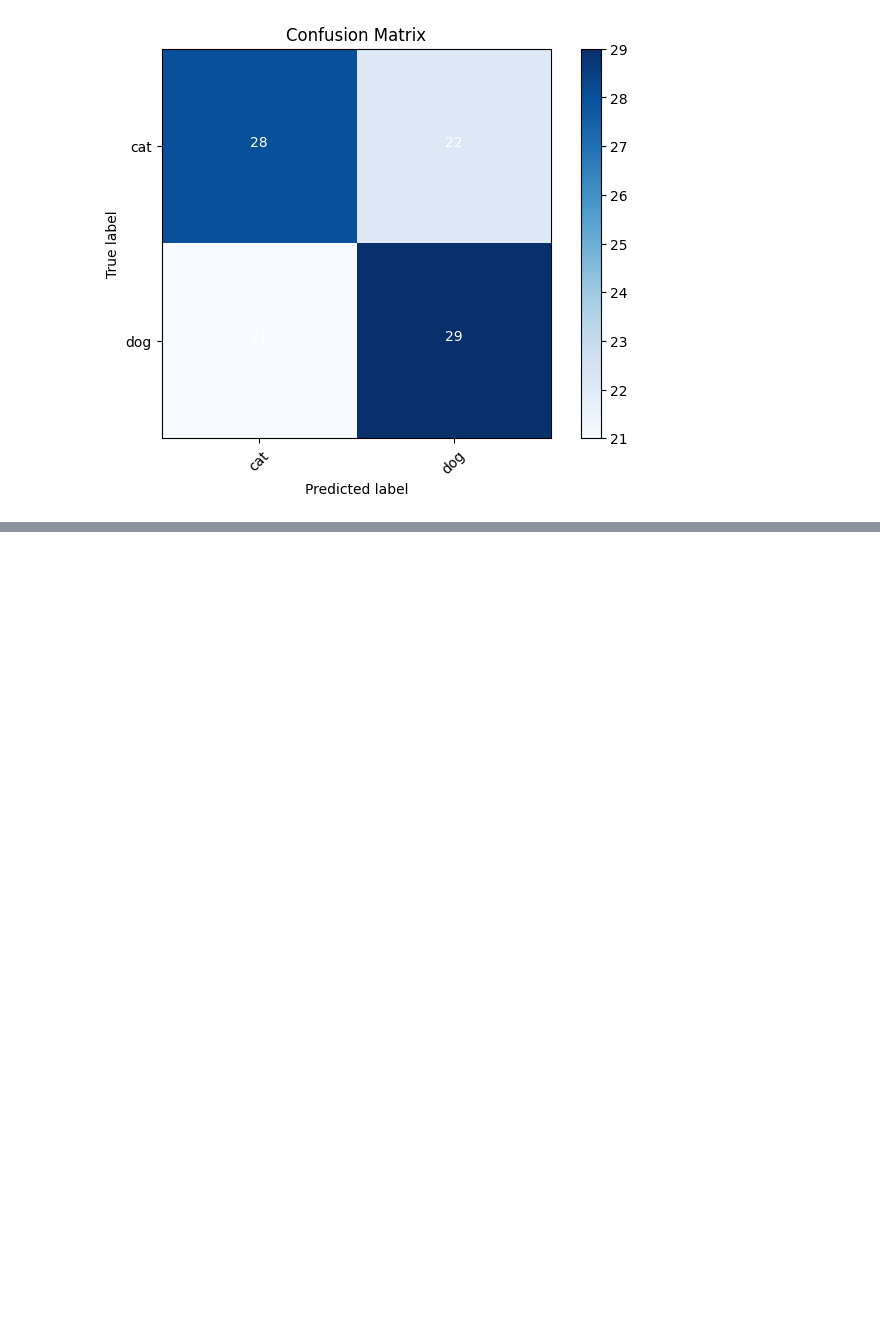
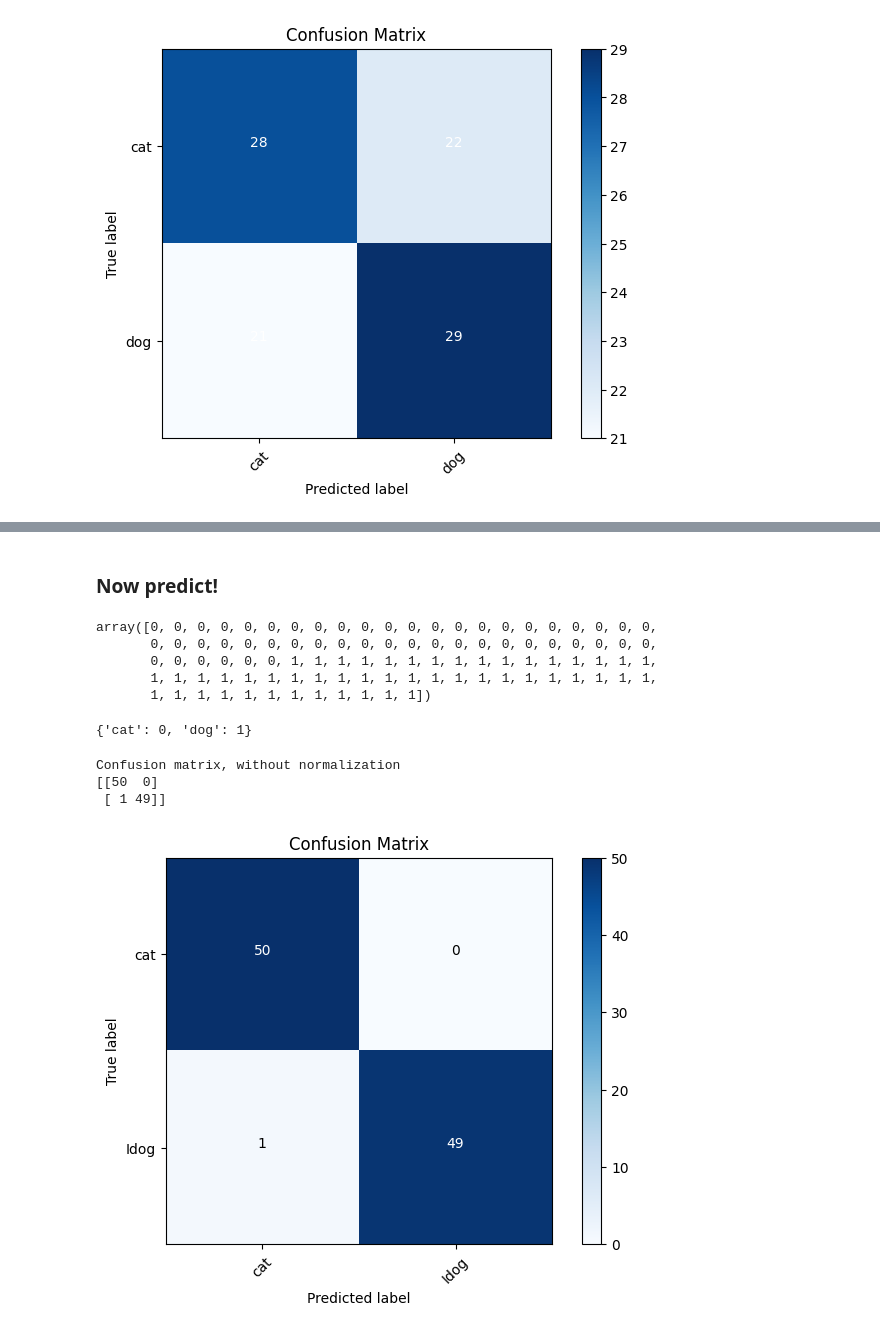
Before and after one commit to asmith81/UCSD_CodeAlong_Cats_Dogs, a Jupyter notebook: Notebooks/UCSD_Code_Along_Cats_Dogs.ipynb, the cells around one changed output, grey strips where cells are left out. Saved outputs shown, nothing was run; the diff lists cells and outputs as text; code cells hidden in the pictures; blank space fills up the shorter version.

```diff
--- a/UCSD_Code_Along_Cats_Dogs.ipynb
+++ b/Notebooks/UCSD_Code_Along_Cats_Dogs.ipynb
@@ -295,0 +398,4 @@ Confusion matrix, without normalization
+# %%
+model.compile(optimizer= Adam(learning_rate= 0.0001), loss= "categorical_crossentropy", metrics= ["accuracy"])
+# %%
+model.fit(x= train_batches, validation_data= valid_batches, epochs= 5, verbose= 2)
@@ -295,0 +414,26 @@ Confusion matrix, without normalization
+# %% [markdown]
+### Now predict!
+# %%
+prediction = model.predict(x= test_batches, verbose= 0)
+# %%
+test_batches.classes
+# %% [output]
+array([0, 0, 0, 0, 0, 0, 0, 0, 0, 0, 0, 0, 0, 0, 0, 0, 0, 0, 0, 0, 0, 0,
+       0, 0, 0, 0, 0, 0, 0, 0, 0, 0, 0, 0, 0, 0, 0, 0, 0, 0, 0, 0, 0, 0,
+       0, 0, 0, 0, 0, 0, 1, 1, 1, 1, 1, 1, 1, 1, 1, 1, 1, 1, 1, 1, 1, 1,
+       1, 1, 1, 1, 1, 1, 1, 1, 1, 1, 1, 1, 1, 1, 1, 1, 1, 1, 1, 1, 1, 1,
+       1, 1, 1, 1, 1, 1, 1, 1, 1, 1, 1, 1])
+# %%
+cm = confusion_matrix(y_true= test_batches.classes, y_pred= np.argmax(prediction, axis= 1))
+# %%
+test_batches.class_indices
+# %% [output]
+{'cat': 0, 'dog': 1}
+# %%
+cm_plot_labels = ["cat", "Idog"]
+plot_confusion_matrix(cm= cm, classes= cm_plot_labels, title= "Confusion Matrix")
+# %% [output]
+Confusion matrix, without normalization
+[[50  0]
+ [ 1 49]]
+[figure, added]
```
Also changed, not shown: parts of 14 cells of this notebook, 1 other file.
